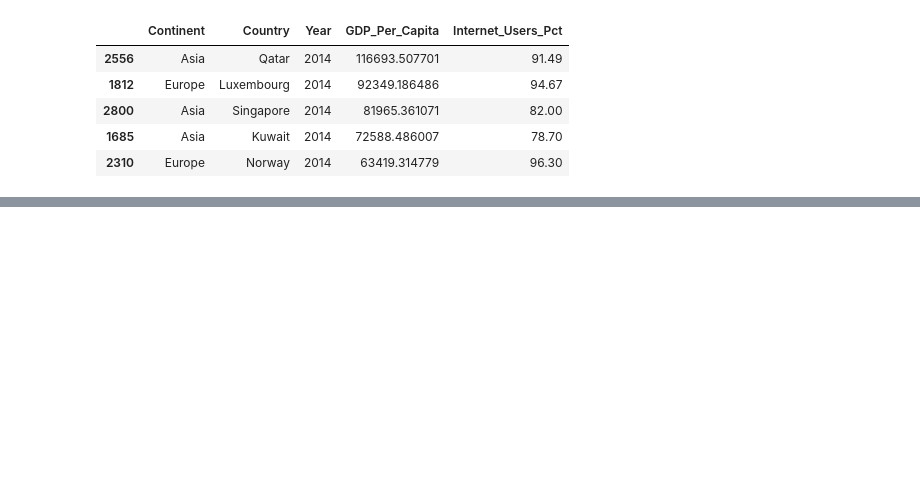
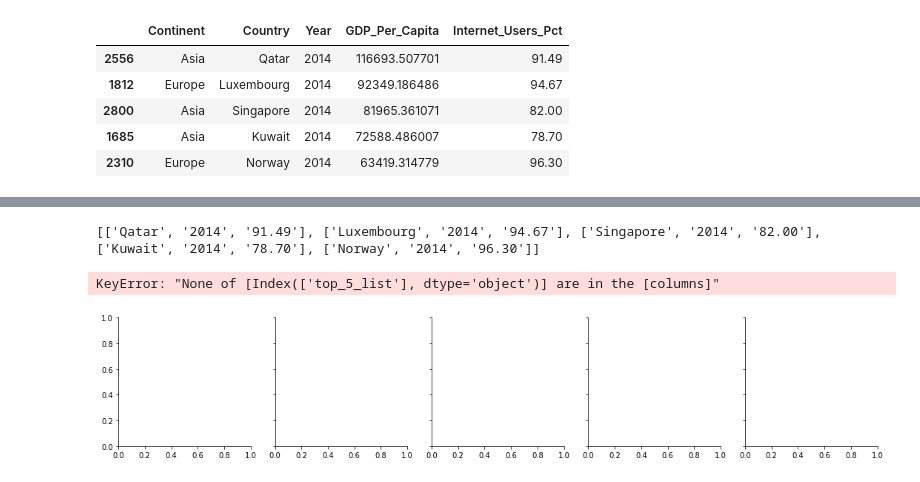
Before and after one commit to Barrett-Rogers/dq1-Barrett-Rogers, a Jupyter notebook: UN_Data_Exploration.ipynb, the cells around one changed output, grey strips where cells are left out. Cells and saved outputs as stored; diff of their text form; code cells hidden in the pictures; blank space fills up the shorter version.

```diff
--- a/UN_Data_Exploration.ipynb
+++ b/UN_Data_Exploration.ipynb
@@ -861,0 +857,2 @@ gdp_and_internet_use_2014.nlargest(5, 'GDP_Per_Capita')
+# %%
+top_5_df=pd.DataFrame({'Country':['Qatar','Luxembourg','Singapore','Kuwait','Norway'], 'Year':['2014','2014','2014','2014','2014'], 'Internet_Users_Pct':['91.49','94.67','82.00','78.70','96.30']})
@@ -861,0 +868,22 @@ gdp_and_internet_use_2014.nlargest(5, 'GDP_Per_Capita')
+# %%
+# Create an empty list
+top_5_list =[]
+
+# Iterate over each row
+for index, rows in top_5_df.iterrows():
+    # Create list for the current row
+    my_list =[rows.Country, rows.Year, rows.Internet_Users_Pct]
+
+    # append the list to the final list
+    top_5_list.append(my_list)
+
+# Print the list
+print(top_5_list)
+# %% [output]
+[['Qatar', '2014', '91.49'], ['Luxembourg', '2014', '94.67'], ['Singapore', '2014', '82.00'], ['Kuwait', '2014', '78.70'], ['Norway', '2014', '96.30']]
+# %%
+top_5_graph=sns.FacetGrid(top_5_df, col='Internet_Users_Pct', row='Year')
+top_5_graph = top_5_graph.map(plt.hist, 'top_5_list')
+# %% [output]
+KeyError: "None of [Index(['top_5_list'], dtype='object')] are in the [columns]"
+[figure, added]
```
Also changed, not shown: parts of 6 cells of this notebook.
